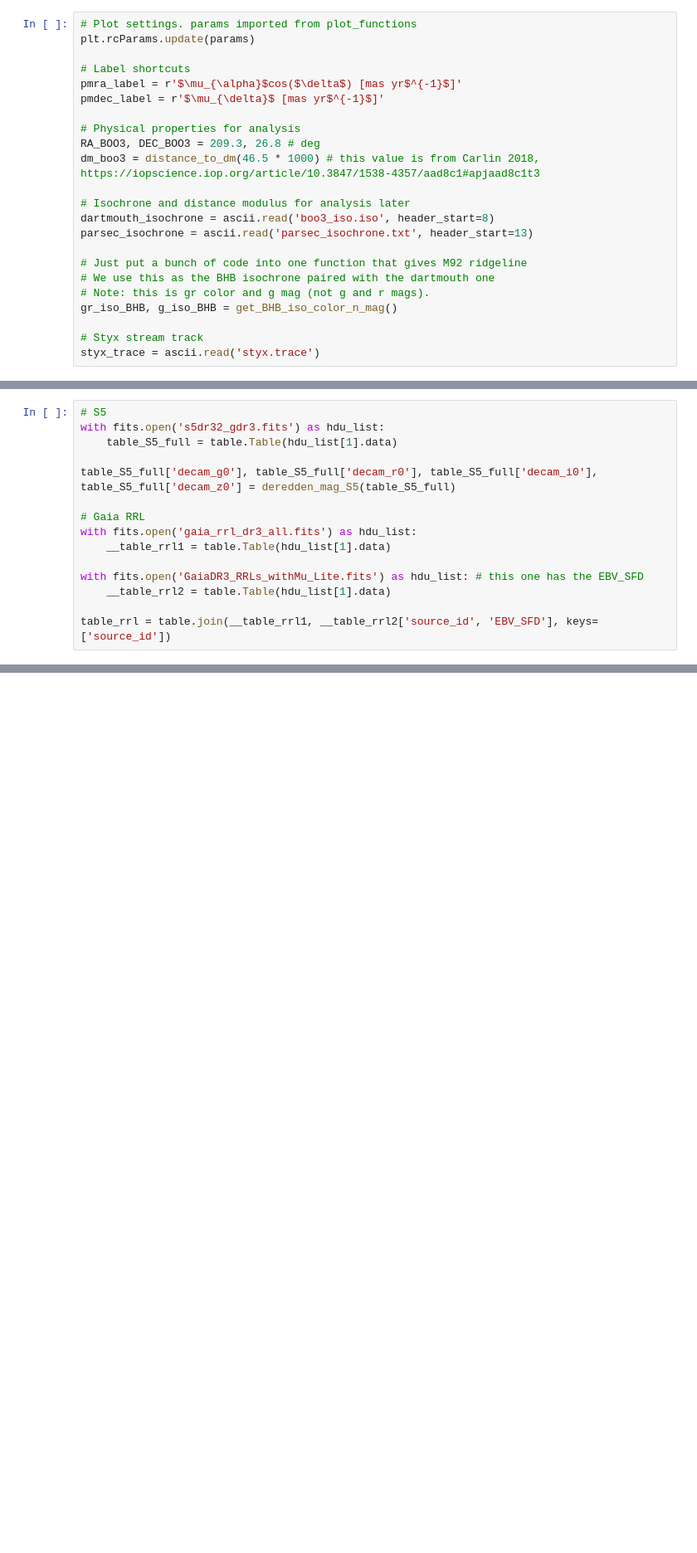
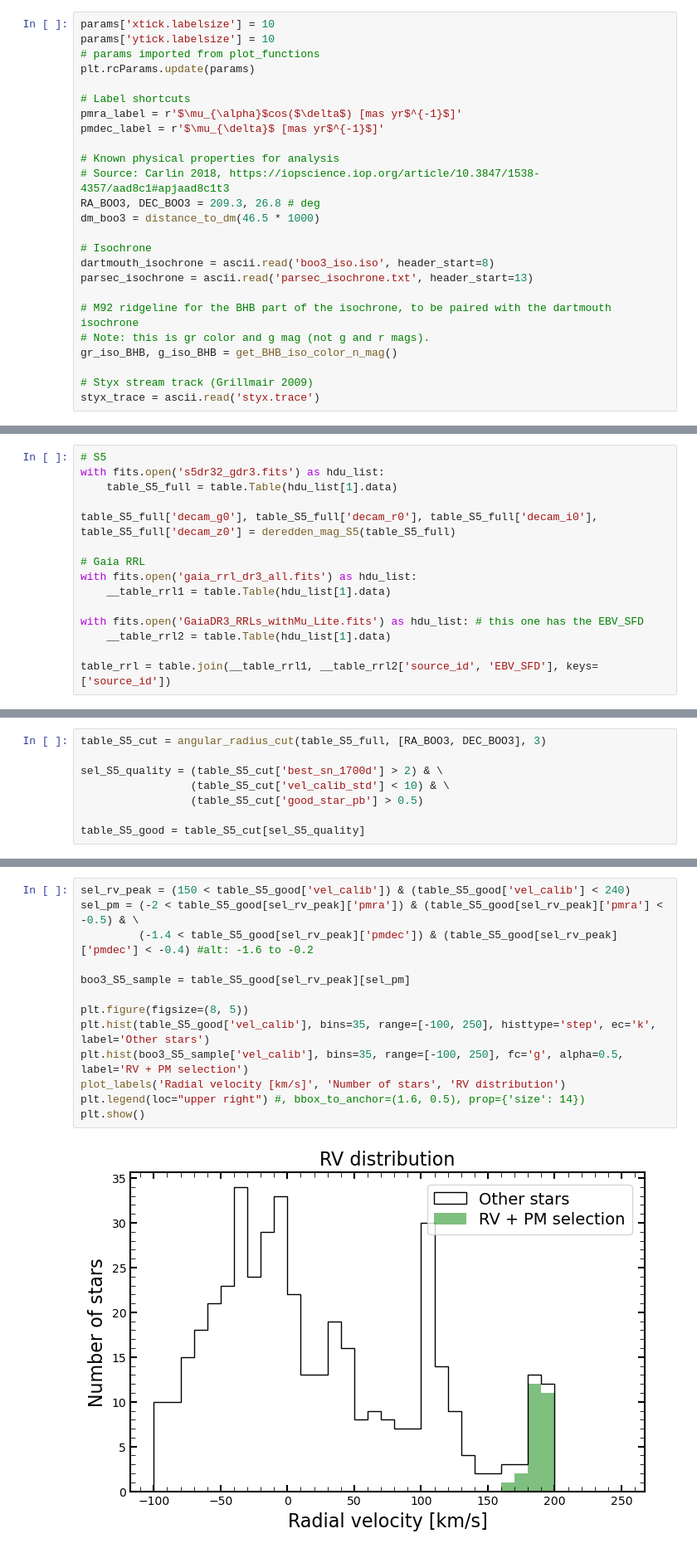
Before and after one commit to Kevin22888/Research-Bootes-III, a Jupyter notebook: main-notebooks/Bootes III Part 1.ipynb, the cells around one changed output, grey strips where cells are left out. Shown: that part at 83% size. Cells and saved outputs as stored; diff of their text form; blank space fills up the shorter version.

Commit message:
Update member selection

```diff
--- a/main-notebooks/Bootes III Part 1.ipynb
+++ b/main-notebooks/Bootes III Part 1.ipynb
@@ -15,25 +34,27 @@ from astropy.io import ascii
 from plot_functions import *
 from analysis_functions_v2 import *
 # %%
-# Plot settings. params imported from plot_functions
+params['xtick.labelsize'] = 10
+params['ytick.labelsize'] = 10
+# params imported from plot_functions
 plt.rcParams.update(params)
 
 # Label shortcuts
 pmra_label = r'$\mu_{\alpha}$cos($\delta$) [mas yr$^{-1}$]'
 pmdec_label = r'$\mu_{\delta}$ [mas yr$^{-1}$]'
 
-# Physical properties for analysis
+# Known physical properties for analysis
+# Source: Carlin 2018, https://iopscience.iop.org/article/10.3847/1538-4357/aad8c1#apjaad8c1t3
 RA_BOO3, DEC_BOO3 = 209.3, 26.8 # deg
-dm_boo3 = distance_to_dm(46.5 * 1000) # this value is from Carlin 2018, https://iopscience.iop.org/article/10.3847/1538-4357/aad8c1#apjaad8c1t3
+dm_boo3 = distance_to_dm(46.5 * 1000)
 
-# Isochrone and distance modulus for analysis later
+# Isochrone
 dartmouth_isochrone = ascii.read('boo3_iso.iso', header_start=8)
 parsec_isochrone = ascii.read('parsec_isochrone.txt', header_start=13)
 
-# Just put a bunch of code into one function that gives M92 ridgeline
-# We use this as the BHB isochrone paired with the dartmouth one
+# M92 ridgeline for the BHB part of the isochrone, to be paired with the dartmouth isochrone
 # Note: this is gr color and g mag (not g and r mags).
 gr_iso_BHB, g_iso_BHB = get_BHB_iso_color_n_mag()
 
-# Styx stream track
+# Styx stream track (Grillmair 2009)
 styx_trace = ascii.read('styx.trace')
@@ -410,0 +84,8 @@ We need to use a more complete proper motion selection (drawing a convariance ma
+# %%
+table_S5_cut = angular_radius_cut(table_S5_full, [RA_BOO3, DEC_BOO3], 3)
+
+sel_S5_quality = (table_S5_cut['best_sn_1700d'] > 2) & \
+                 (table_S5_cut['vel_calib_std'] < 10) & \
+                 (table_S5_cut['good_star_pb'] > 0.5)
+
+table_S5_good = table_S5_cut[sel_S5_quality]
@@ -410,0 +99,15 @@ We need to use a more complete proper motion selection (drawing a convariance ma
+# %%
+sel_rv_peak = (150 < table_S5_good['vel_calib']) & (table_S5_good['vel_calib'] < 240)
+sel_pm = (-2 < table_S5_good[sel_rv_peak]['pmra']) & (table_S5_good[sel_rv_peak]['pmra'] < -0.5) & \
+         (-1.4 < table_S5_good[sel_rv_peak]['pmdec']) & (table_S5_good[sel_rv_peak]['pmdec'] < -0.4) #alt: -1.6 to -0.2
+
+boo3_S5_sample = table_S5_good[sel_rv_peak][sel_pm]
+
+plt.figure(figsize=(8, 5))
+plt.hist(table_S5_good['vel_calib'], bins=35, range=[-100, 250], histtype='step', ec='k', label='Other stars')
+plt.hist(boo3_S5_sample['vel_calib'], bins=35, range=[-100, 250], fc='g', alpha=0.5, label='RV + PM selection')
+plot_labels('Radial velocity [km/s]', 'Number of stars', 'RV distribution')
+plt.legend(loc="upper right") #, bbox_to_anchor=(1.6, 0.5), prop={'size': 14})
+plt.show()
+# %% [output]
+[figure, added]
```
Also changed, not shown: parts of 49 cells of this notebook.
